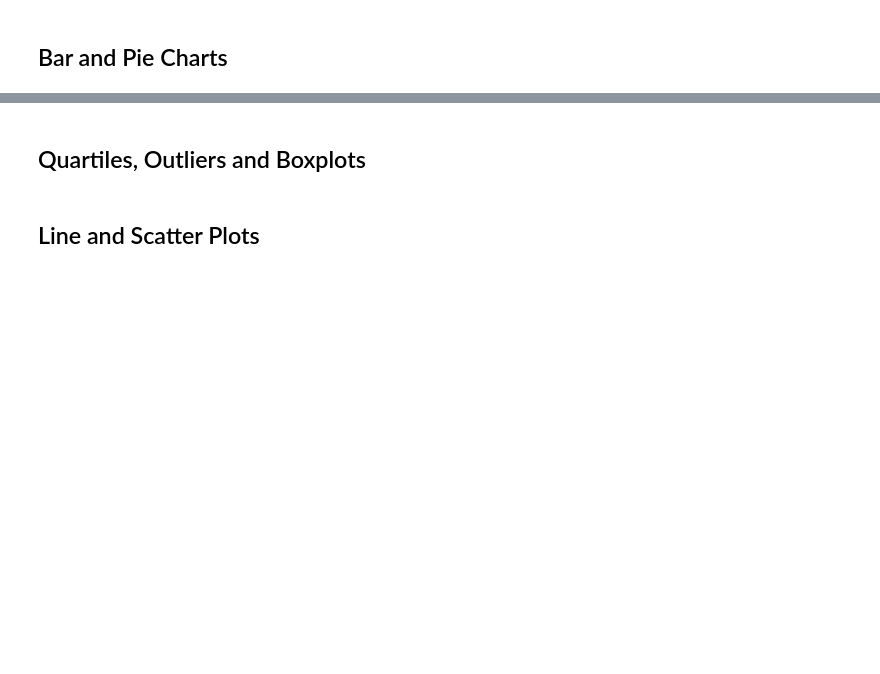
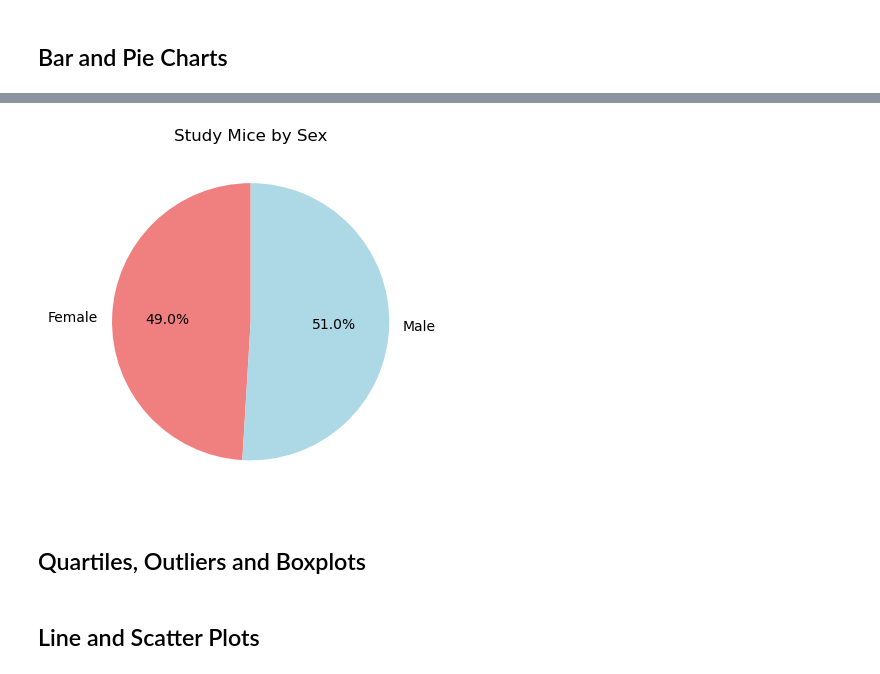
Before and after one commit to lathamlm/matplotlib-challenge, a Jupyter notebook: pymaceuticals_starter.ipynb, the cells around one changed output, grey strips where cells are left out. Saved outputs shown, nothing was run; the diff lists cells and outputs as text; code cells hidden in the pictures; blank space fills up the shorter version.

```diff
--- a/pymaceuticals_starter.ipynb
+++ b/pymaceuticals_starter.ipynb
@@ -147,2 +220,8 @@ clean_list
 # %%
-# Generate a pie plot showing the distribution of female versus male mice using Pandas
+# Generate a pie plot showing the distribution of female versus male mice using pyplot
+plt.figure(figsize=(4.5,4.5))
+plt.pie(mouse_sex, labels=sexes, colors=colors, autopct="%1.1f%%", startangle=90)
+plt.title("Study Mice by Sex")
+plt.show()
+# %% [output]
+[figure, added]
```
Also changed, not shown: parts of 11 cells of this notebook.
